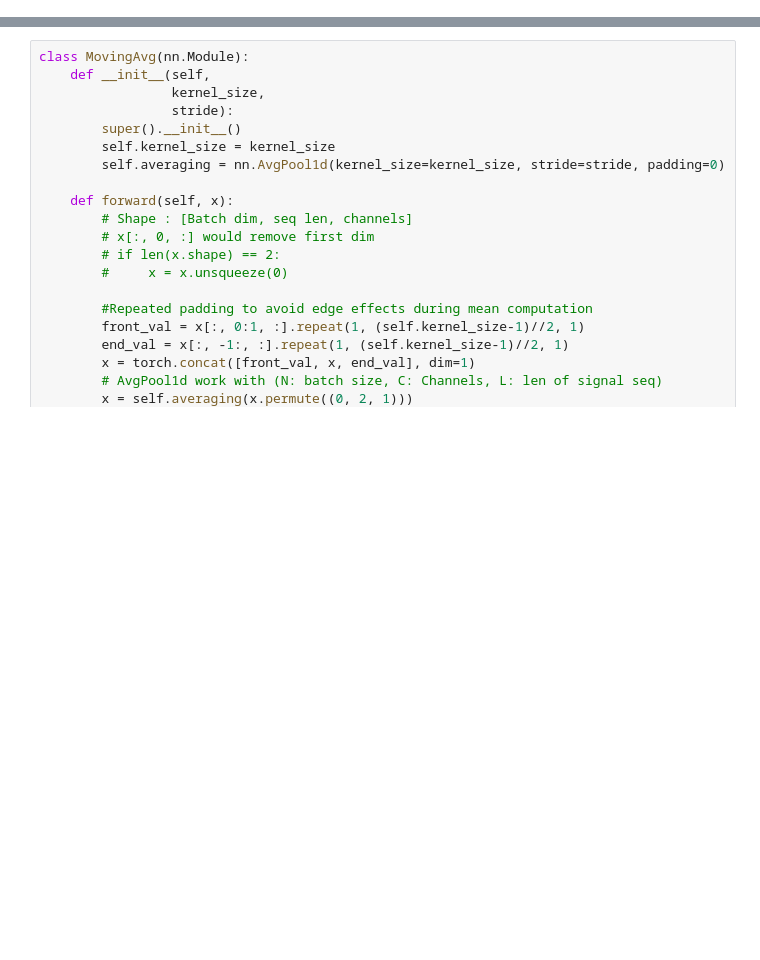
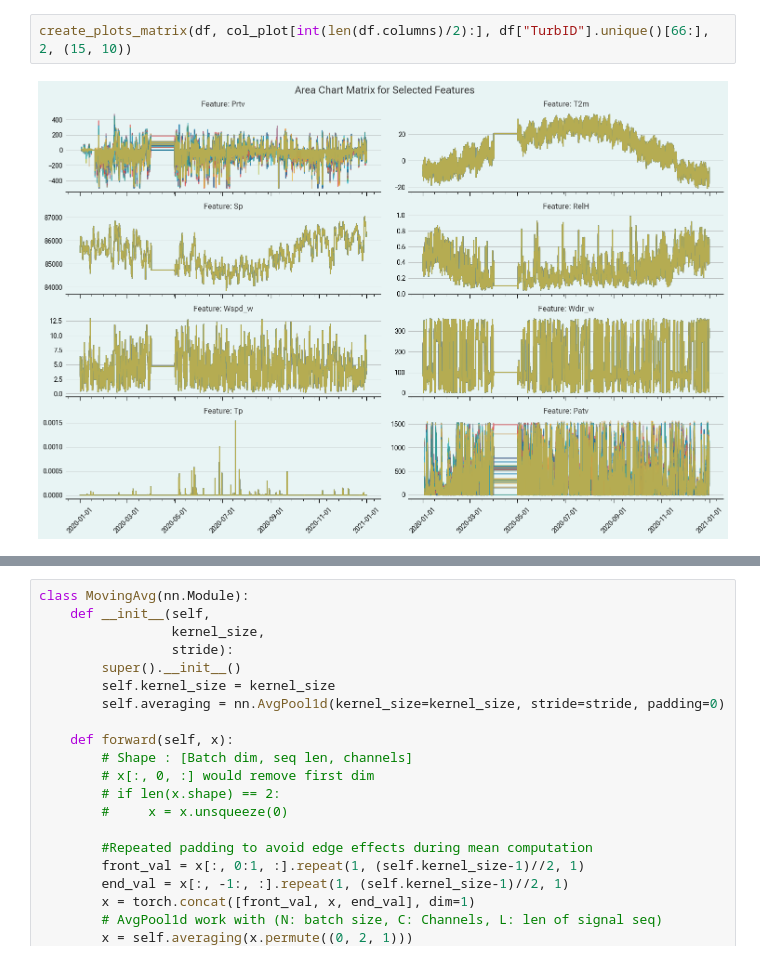
Before and after one commit to romanschw/Energy_Forecasting, a Jupyter notebook: notebooks/02_EDA.ipynb, the cells around one changed output, grey strips where cells are left out. Cells and saved outputs as stored; diff of their text form; blank space fills up the shorter version.

```diff
--- a/notebooks/02_EDA.ipynb
+++ b/notebooks/02_EDA.ipynb
@@ -395,0 +158,4 @@ torch.Size([7017312])
+# %%
+create_plots_matrix(df, col_plot[int(len(df.columns)/2):], df["TurbID"].unique()[66:], 2, (15, 10))
+# %% [output]
+[figure, added]
```
Also changed, not shown: parts of 77 cells of this notebook.
